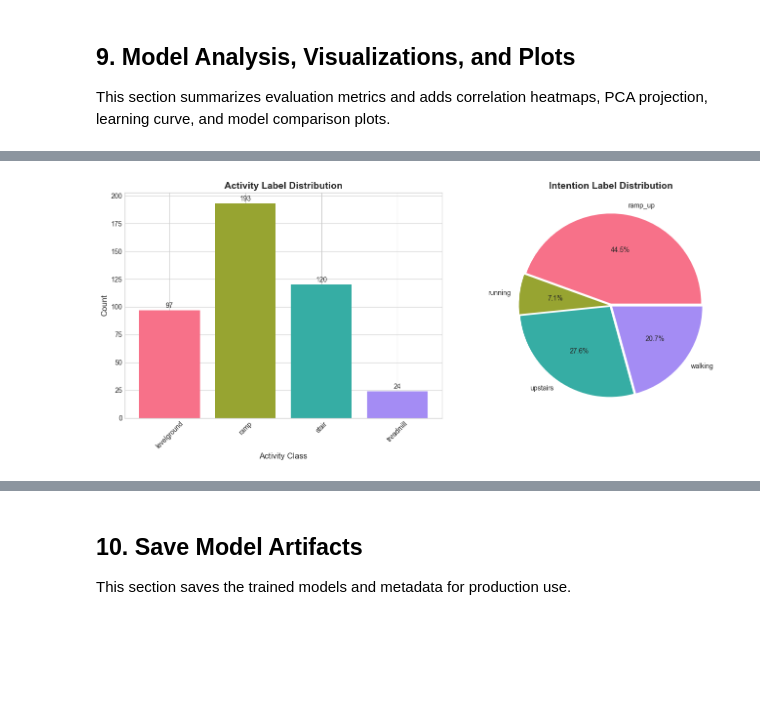
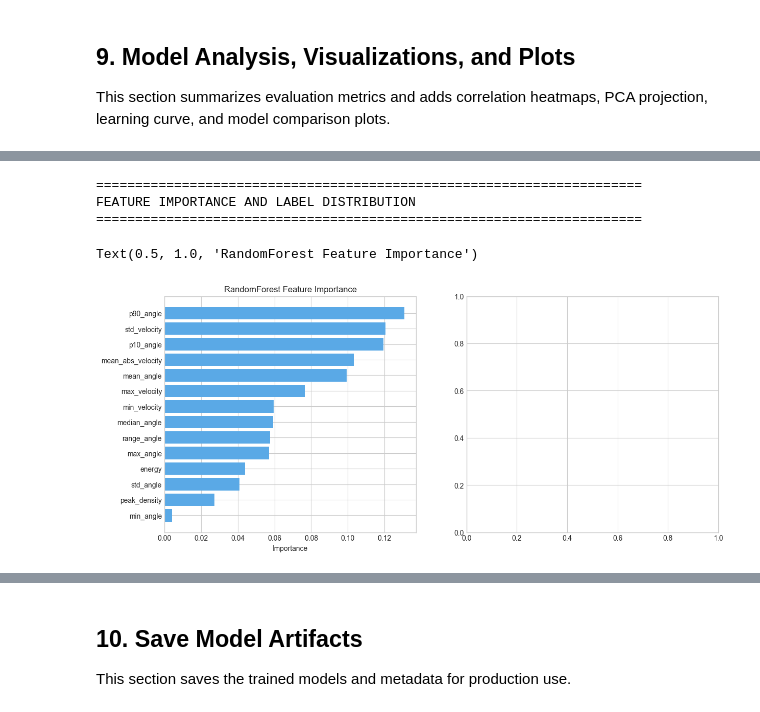
Before and after one commit to MahmoudBL83/ExoMetrix, a Jupyter notebook: ExoMetrix_Training_Notebook.ipynb, the cells around one changed output, grey strips where cells are left out. Cells and saved outputs as stored; diff of their text form; code cells hidden in the pictures; blank space fills up the shorter version.

```diff
--- a/ExoMetrix_Training_Notebook.ipynb
+++ b/ExoMetrix_Training_Notebook.ipynb
@@ -893,31 +855,23 @@ FEATURE RELATIONSHIPS
 # %%
 print_section("FEATURE IMPORTANCE AND LABEL DISTRIBUTION")
 
 fig, axes = plt.subplots(1, 2, figsize=(14, 6))
 
 # Feature importance
 importance = activity_clf.feature_importances_
 indices = np.argsort(importance)[::-1]
 axes[0].barh(range(len(FEATURE_NAMES)), importance[indices], color="#5aa9e6")
 axes[0].set_yticks(range(len(FEATURE_NAMES)))
 axes[0].set_yticklabels([FEATURE_NAMES[i] for i in indices])
 axes[0].invert_yaxis()
 axes[0].set_xlabel("Importance")
 axes[0].set_title("RandomForest Feature Importance")
-
-# Activity label distribution
-labels = sorted(activity_counts.keys())
-counts = [activity_counts[l] for l in labels]
-axes[1].bar(labels, counts, color="#7fc97f")
-axes[1].set_xlabel("Activity")
-axes[1].set_ylabel("Count")
-axes[1].set_title("Activity Label Distribution")
-axes[1].tick_params(axis="x", rotation=45)
-
-plt.tight_layout()
-plt.show()
 # %% [output]
+======================================================================
+FEATURE IMPORTANCE AND LABEL DISTRIBUTION
+======================================================================
+Text(0.5, 1.0, 'RandomForest Feature Importance')
-[figure, old version]
+[figure, new version]
 # %%
 print_section("DISTRIBUTIONS")
 
```
Also changed, not shown: parts of 10 cells of this notebook, 5 other files.
